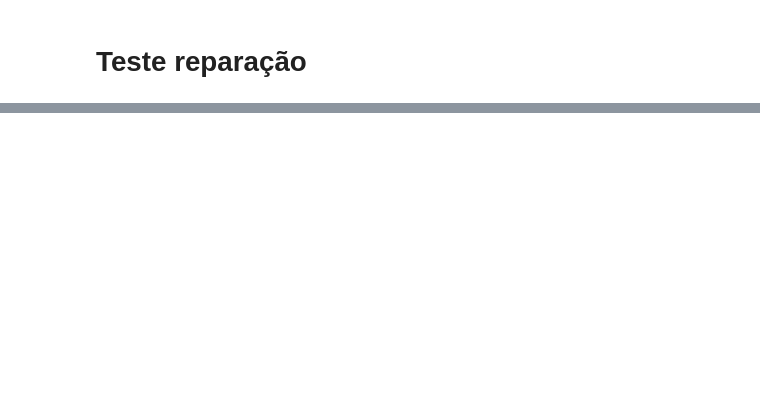
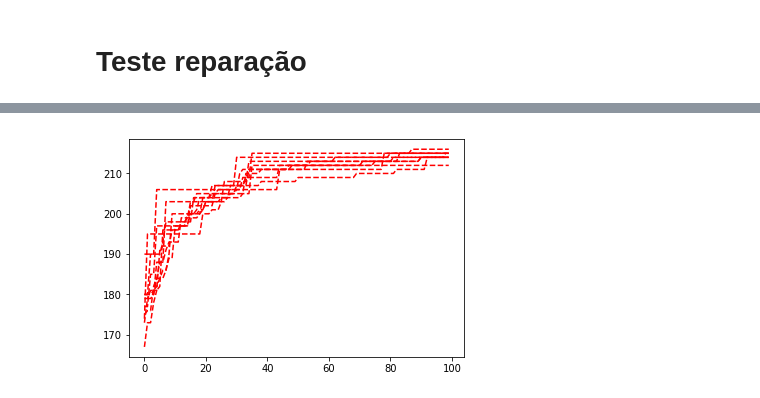
Before and after one commit to Minoro/data-science-theory, a Jupyter notebook: IA/Algoritmo Genetico.ipynb, the cells around one changed output, grey strips where cells are left out. Cells and saved outputs as stored; diff of their text form; code cells hidden in the pictures; blank space fills up the shorter version.

Commit message:
Testes de reparação

```diff
--- a/IA/Algoritmo Genetico.ipynb
+++ b/IA/Algoritmo Genetico.ipynb
@@ -520,0 +613,66 @@ plot(melhores_fitness, fitness_medio)
+# %%
+
+import matplotlib.pyplot as plt
+
+# peso máximo da mochila
+# limite_peso = 120 #C
+# tamanho_populacao = 100 #Np
+# probabilidade_mutacao = 0.1 # Pm
+# probabilidade_crossover = 0.9 #Pc
+# maximo_geracoes = 100
+
+def teste_reparacao(tamanho_populacao, maximo_geracoes, probabilidade_crossover, probabilidade_mutacao):
+    limite_peso = 120 #C
+
+    pais = gerar_populacao_inicial(tamanho_populacao)
+    #print_geracao(pais)
+    geracao = 0
+
+    melhores_fitness = []
+    melhores_individuos = []
+    while geracao < maximo_geracoes:
+
+        selecionados_crusamento = selecao_roleta(pais)
+
+        filhos = crossover(selecionados_crusamento, probabilidade_crossover)
+        filhos = mutar(filhos, probabilidade_mutacao)
+
+        pais_reparados = reparar(pais, limite_peso)
+        filhos = reparar(filhos, limite_peso)
+
+        fitness_populacao = list(fitness(pais_reparados) + fitness(filhos))
+        pais = selecionar_sobreviventes(fitness_populacao, tamanho_populacao)
+
+        fitness_melhores = sorted(fitness(pais), key=lambda f: f['valor'], reverse=True)
+
+        melhores_fitness.append(fitness_melhores[0])
+#         melhores_individuos.append(fitness_melhores[0]['individuo'])
+
+        #print('GERAÇão')
+
+        geracao += 1
+
+    return melhores_fitness
+
+limite_peso = 120 #C
+tamanho_populacao = 100 #Np
+maximo_geracoes = 100
+probabilidade_crossover = 0.9 #Pc
+probabilidade_mutacao = 0.1 # Pm
+
+execucoes = []
+
+for i in range(10):
+    execucoes.append(teste_reparacao(tamanho_populacao, maximo_geracoes, probabilidade_crossover, probabilidade_mutacao))
+
+
+valores = []
+indices = []
+for index, m in enumerate(melhores):
+    valores.append(m['valor'])
+    indices.append(index)
+
+# print(valores)
+    plt.plot(indices, valores, 'r--')
+# %% [output]
+[figure, added]
```
Also changed, not shown: parts of 14 cells of this notebook.
